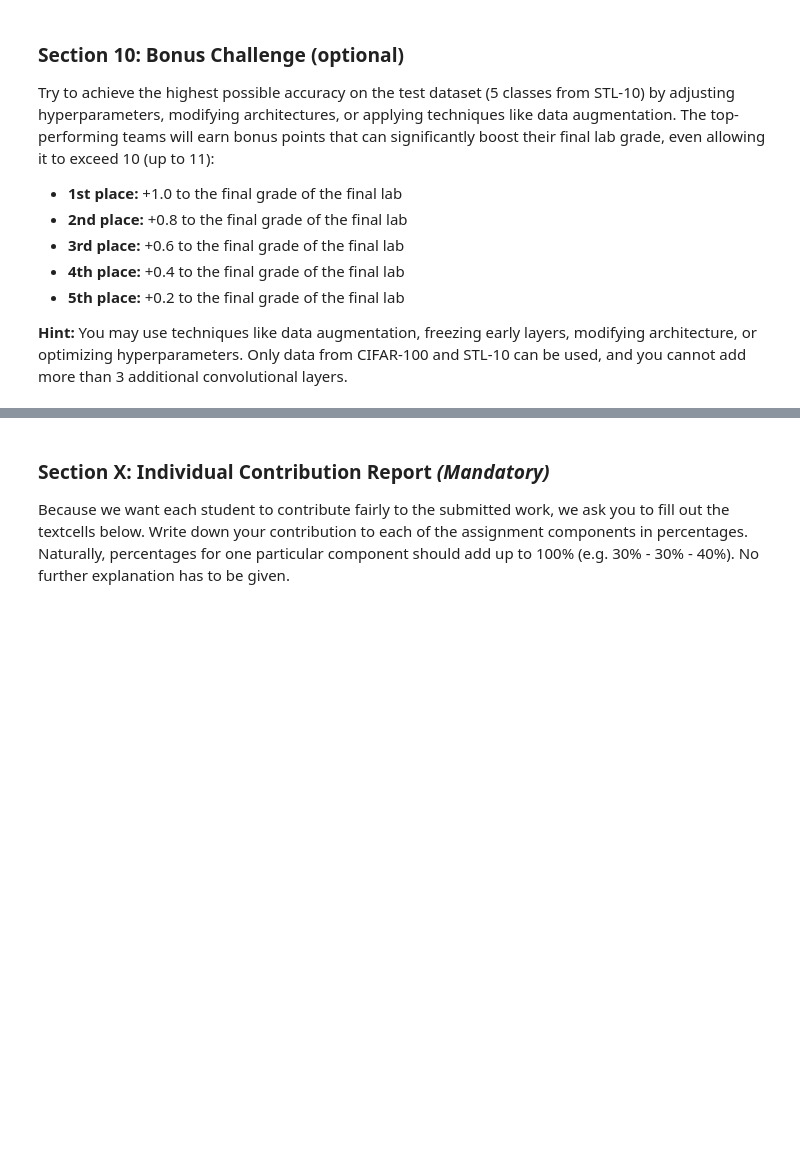
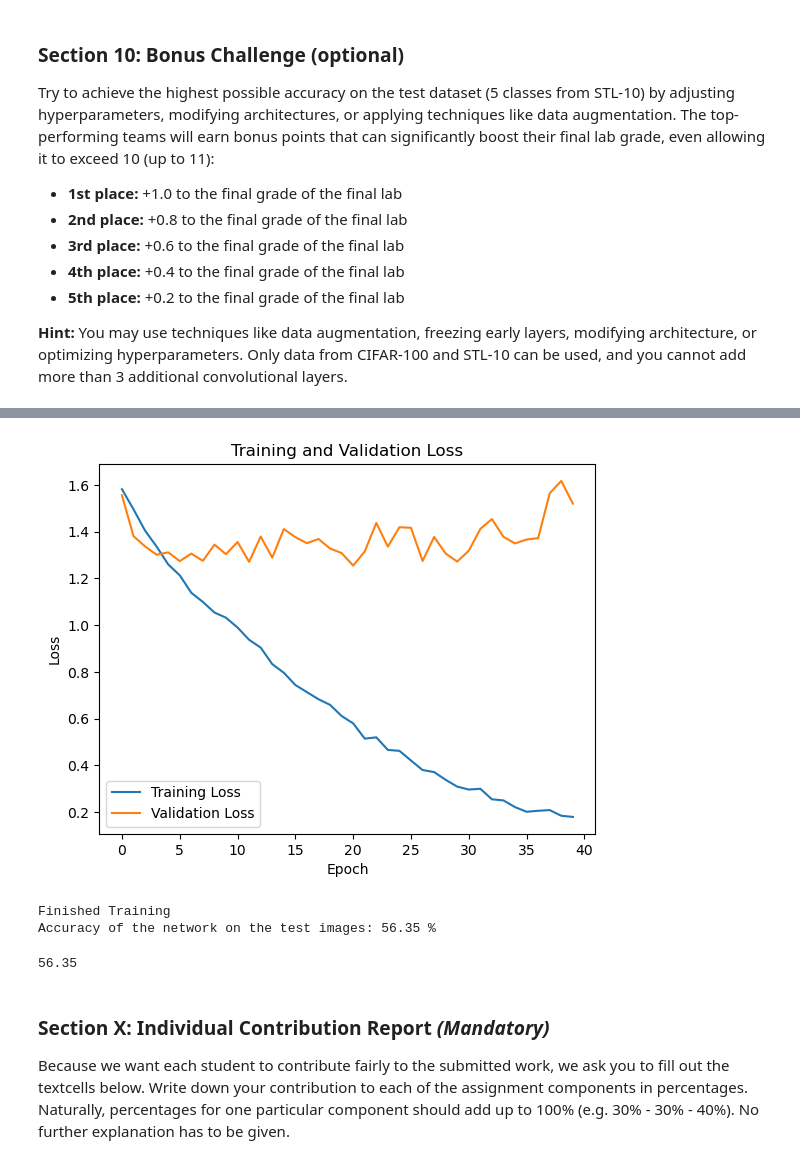
Before and after one commit to chaosido/cv1, a Jupyter notebook: final-lab/cv1-final-lab-part-2.ipynb, the cells around one changed output, grey strips where cells are left out. Cells and saved outputs as stored; diff of their text form; code cells hidden in the pictures; blank space fills up the shorter version.

```diff
--- a/final-lab/cv1-final-lab-part-2.ipynb
+++ b/final-lab/cv1-final-lab-part-2.ipynb
@@ -1429,9 +1334,3 @@ Accuracy of the network on the test images: 37.33 %
 ### **Section 9: Fine-tuning ConvNet on STL-10 (14 points)**
 
 In this section, you will load the pre-trained parameters of the ConvNet (trained on CIFAR-100) and modify the output layer to adapt it to the new dataset containing 5 classes. You can either first load the pre-trained parameters and then modify the output layer, or change the output layer before loading the matched pre-trained parameters. Once modified, you will train the model and document the settings of hyperparameters, accuracy, and learning curve. Additionally, visualize both the training loss and accuracy to assess the learning process. To gain a deeper understanding of the feature learning process, consider using techniques like [**t-sne**](https://lvdmaaten.github.io/tsne/) for feature space visualization.
-# %%
-#load stl10 dataloaders and load pretrained covnet model
-
-net = ConvNet()
-model_name = 'ConvNet_STL'
-net.load_state_dict(torch.load(f'best_model_{model_name}.pth'))
@@ -1453,32 +1622,26 @@ class ConvNet_STL_optimized(nn.Module):
     def __init__(self):
         super(ConvNet_STL_optimized, self).__init__()
 
-        # First convolutional block
-        self.conv1 = nn.Conv2d(3, 16, 5, 1, 2)  # 96x96 -> 96x96
+        self.conv1 = nn.Conv2d(3, 16, 5, 1, 2)
         self.bn1 = nn.BatchNorm2d(16)
-        self.max_pool1 = nn.MaxPool2d(2, 2)     # 96x96 -> 48x48
+        self.max_pool1 = nn.MaxPool2d(2, 2)
 
-        # Second convolutional block
-        self.conv2 = nn.Conv2d(16, 32, 5, 1, 0) # 48x48 -> 44x44
+        self.conv2 = nn.Conv2d(16, 32, 5, 1, 0)
         self.bn2 = nn.BatchNorm2d(32)
         self.dropout2 = nn.Dropout2d(0.2)
-        self.max_pool2 = nn.MaxPool2d(2, 2)     # 44x44 -> 22x22
+        self.max_pool2 = nn.MaxPool2d(2, 2)
 
-        # Third convolutional block
-        self.conv3 = nn.Conv2d(32, 64, 3, 1, 1) # 22x22 -> 22x22
+        self.conv3 = nn.Conv2d(32, 64, 3, 1, 1)
         self.bn3 = nn.BatchNorm2d(64)
-        self.max_pool3 = nn.MaxPool2d(2, 2)     # 22x22 -> 11x11
+        self.max_pool3 = nn.MaxPool2d(2, 2)
 
-        # Fourth convolutional block
-        self.conv4 = nn.Conv2d(64, 128, 3, 1, 1) # 11x11 -> 11x11
+        self.conv4 = nn.Conv2d(64, 128, 3, 1, 1)
         self.bn4 = nn.BatchNorm2d(128)
         self.dropout4 = nn.Dropout2d(0.2)
-        self.max_pool4 = nn.MaxPool2d(2, 2)      # 11x11 -> 5x5
+        self.max_pool4 = nn.MaxPool2d(2, 2)
 
-        # Fully connected convolutional layer
-        self.fc_conv = nn.Conv2d(128, 256, 5, 1, 0)  # 5x5 -> 1x1
+        self.fc_conv = nn.Conv2d(128, 256, 5, 1, 0)
 
-        # Fully connected layers
         self.fc1 = nn.Linear(256, 64)
         self.dropout_fc = nn.Dropout(0.2)
         self.fc2 = nn.Linear(64, 5)
@@ -1514,7 +1677,7 @@ class ConvNet_STL_optimized(nn.Module):
         x = F.silu(x)
         x = self.dropout_fc(x)
         x = self.fc2(x)
-        return x
+        return x, x
 # %%
 def transform_STL(stats, train=True):
     if train:
@@ -1572,9 +1744,10 @@ optimizer = torch.optim.AdamW(net_STL_optimized.parameters(), lr=1e-4)
 re_train = True
 
 if not os.path.exists(f'./best_model_{model_name}.pth') or re_train:
-    train(net_STL_optimized, train_data_loader_stl_10, validation_data_loader_stl_10, criterion, model_name=model_name, optimizer=optimizer, epochs=60)
+    train_stl(net_STL_optimized, train_data_loader_stl_10, validation_data_loader_stl_10, criterion, model_name=model_name, optimizer=optimizer, epochs=60)
 else:
     net_STL_optimized.load_state_dict(torch.load(f'best_model_{model_name}.pth'))
 
 # Validate the model on the test set
-validate(net_STL_optimized, test_data_loader_stl_10)
+validate_stl(net_STL_optimized, test_data_loader_stl_10)
+# %% [output]
@@ -1581,3 +1771,7 @@ validate(net_STL_optimized, test_data_loader_stl_10)
+[figure, added]
+Finished Training
+Accuracy of the network on the test images: 56.35 %
+56.35
 # %% [markdown]
 <a id="section-x"></a>
 ### **Section X: Individual Contribution Report *(Mandatory)***
```
Also changed, not shown: parts of 10 cells of this notebook.
